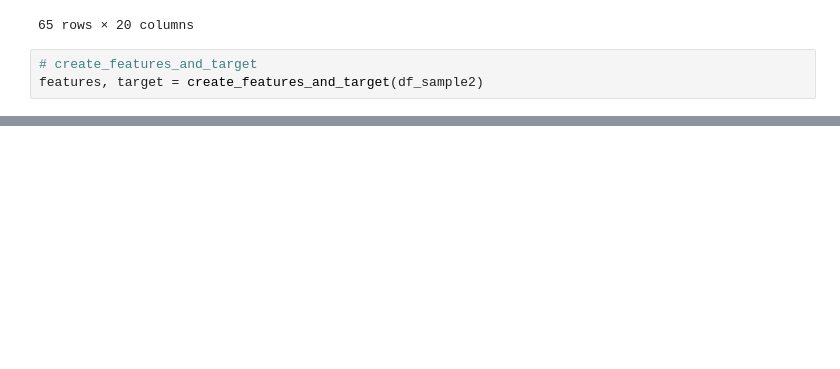
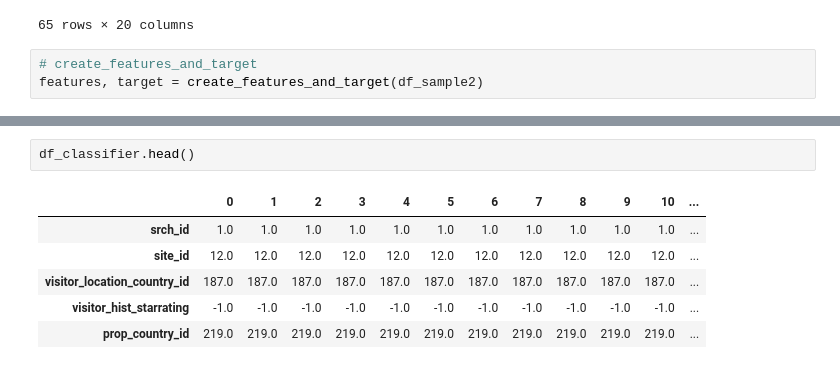
Before and after one commit to PimDijt/DMT, a Jupyter notebook: assignments/assignment2/features.ipynb, the cells around one changed output, grey strips where cells are left out. Cells and saved outputs as stored; diff of their text form; blank space fills up the shorter version.

```diff
--- a/assignments/assignment2/features.ipynb
+++ b/assignments/assignment2/features.ipynb
@@ -286,0 +269,9 @@ df_sample2[[col for col in df_sample2.columns.values if col not in features_to_e
+# %%
+df_classifier.head()
+# %% [output]
+|  | 0 | 1 | 2 | 3 | 4 | 5 | 6 | 7 | 8 | 9 | 10 | ... |
+| srch_id | 1.0 | 1.0 | 1.0 | 1.0 | 1.0 | 1.0 | 1.0 | 1.0 | 1.0 | 1.0 | 1.0 | ... |
+| site_id | 12.0 | 12.0 | 12.0 | 12.0 | 12.0 | 12.0 | 12.0 | 12.0 | 12.0 | 12.0 | 12.0 | ... |
+| visitor_location_country_id | 187.0 | 187.0 | 187.0 | 187.0 | 187.0 | 187.0 | 187.0 | 187.0 | 187.0 | 187.0 | 187.0 | ... |
+| visitor_hist_starrating | -1.0 | -1.0 | -1.0 | -1.0 | -1.0 | -1.0 | -1.0 | -1.0 | -1.0 | -1.0 | -1.0 | ... |
+| prop_country_id | 219.0 | 219.0 | 219.0 | 219.0 | 219.0 | 219.0 | 219.0 | 219.0 | 219.0 | 219.0 | 219.0 | ... |
```
Also changed, not shown: parts of 4 cells of this notebook.
